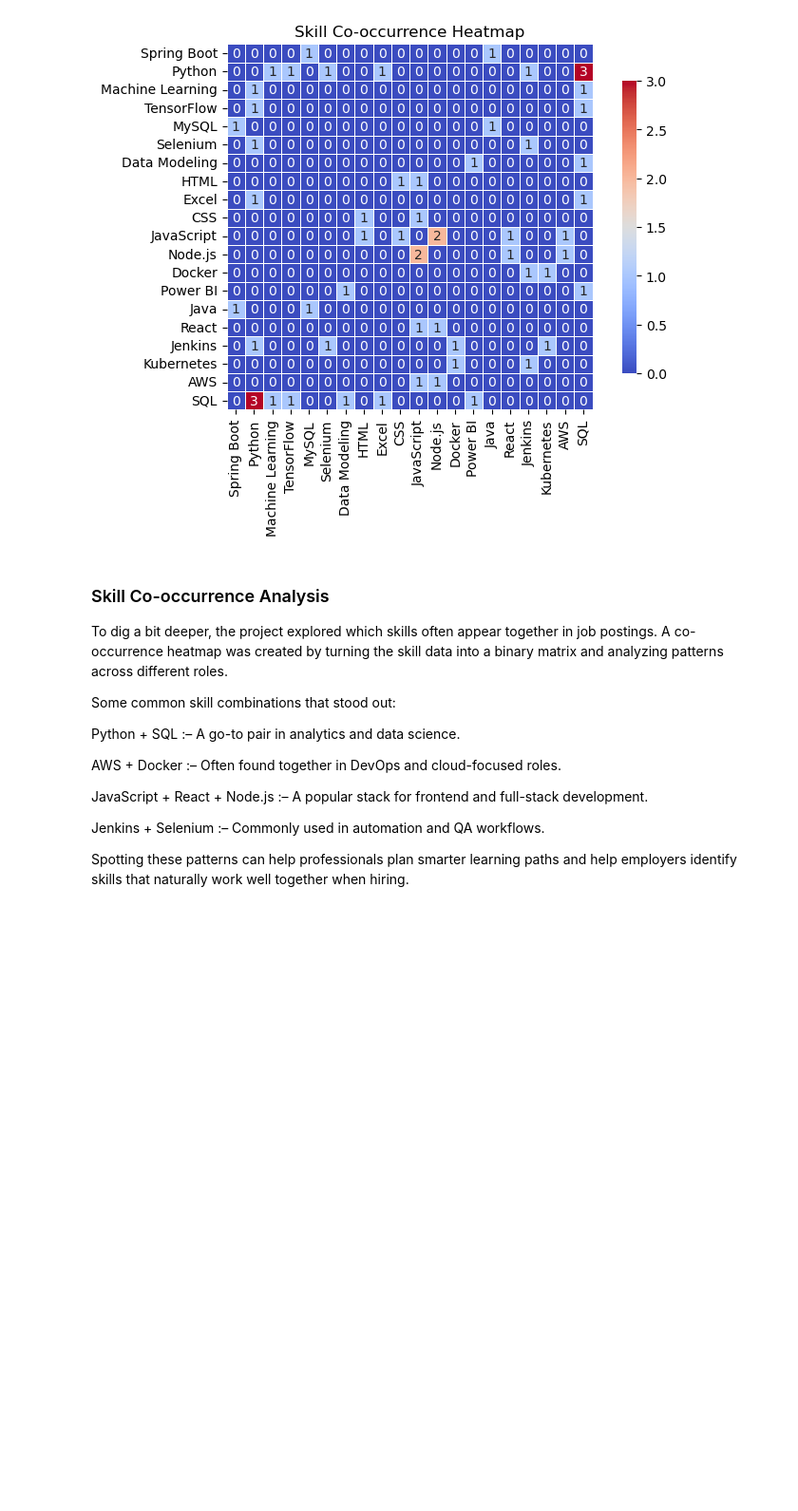
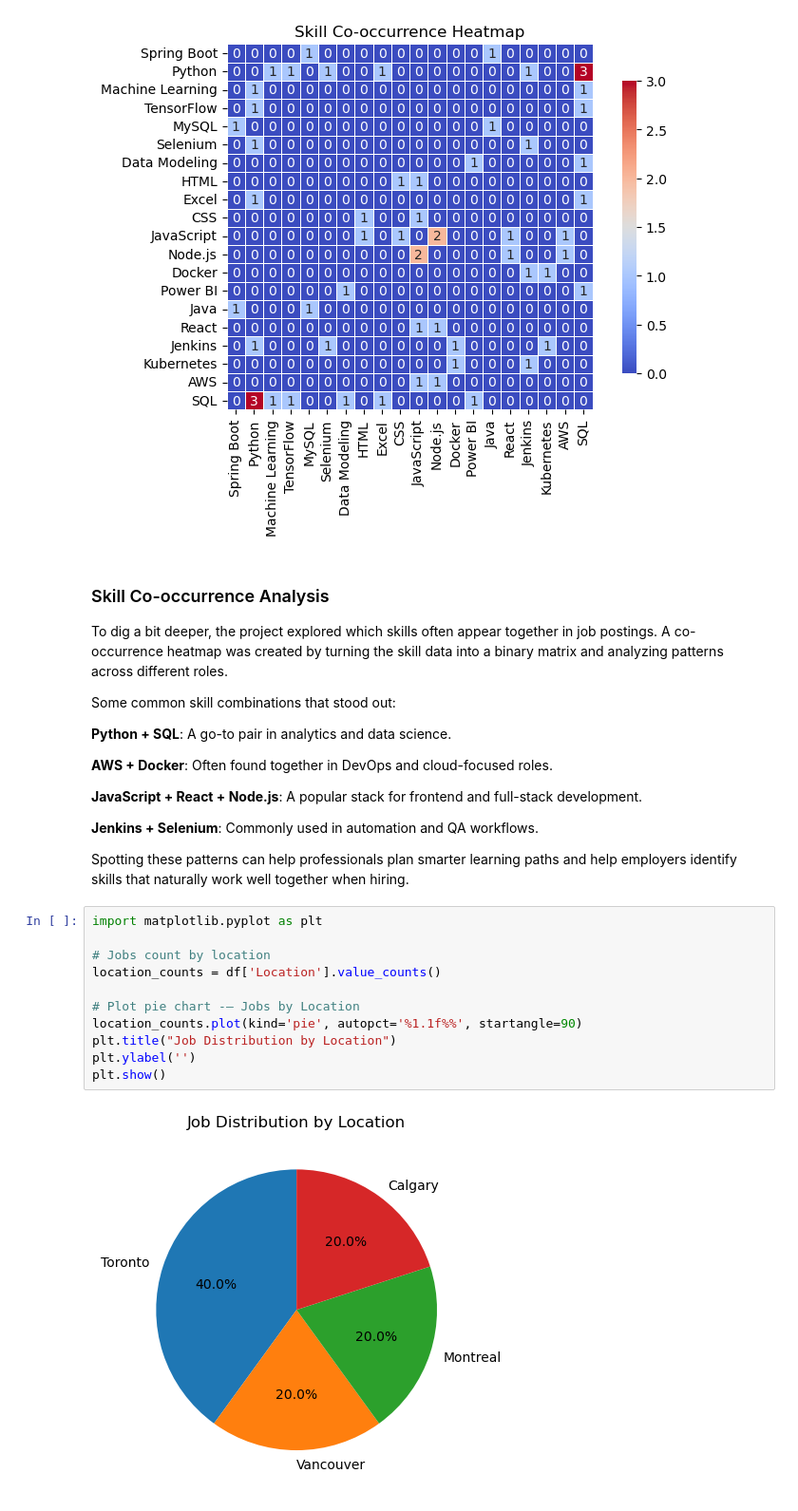
Before and after one commit to ramanadhredy/Canada_Job_Market_Skills_2025, a Jupyter notebook: Job_Market_Analysis.ipynb, the cells around one changed output. Shown: that part at 95% size. Cells and saved outputs as stored; diff of their text form; blank space fills up the shorter version.

Commit message:
Updated - Pie chart, Line Chart, Box plot

```diff
--- a/Job_Market_Analysis.ipynb
+++ b/Job_Market_Analysis.ipynb
@@ -125,12 +125,25 @@ To dig a bit deeper, the project explored which skills often appear together in
 
 Some common skill combinations that stood out:
 
-Python + SQL :– A go-to pair in analytics and data science.
+**Python + SQL**: A go-to pair in analytics and data science.
 
-AWS + Docker :– Often found together in DevOps and cloud-focused roles.
+**AWS + Docker**: Often found together in DevOps and cloud-focused roles.
 
-JavaScript + React + Node.js :– A popular stack for frontend and full-stack development.
+**JavaScript + React + Node.js**: A popular stack for frontend and full-stack development.
 
-Jenkins + Selenium :– Commonly used in automation and QA workflows.
+**Jenkins + Selenium**: Commonly used in automation and QA workflows.
 
 Spotting these patterns can help professionals plan smarter learning paths and help employers identify skills that naturally work well together when hiring.
+# %%
+import matplotlib.pyplot as plt
+
+# Jobs count by location
+location_counts = df['Location'].value_counts()
+
+# Plot pie chart -– Jobs by Location
+location_counts.plot(kind='pie', autopct='%1.1f%%', startangle=90)
+plt.title("Job Distribution by Location")
+plt.ylabel('')
+plt.show()
+# %% [output]
+[figure, added]
```
Also changed, not shown: parts of 3 cells of this notebook.
